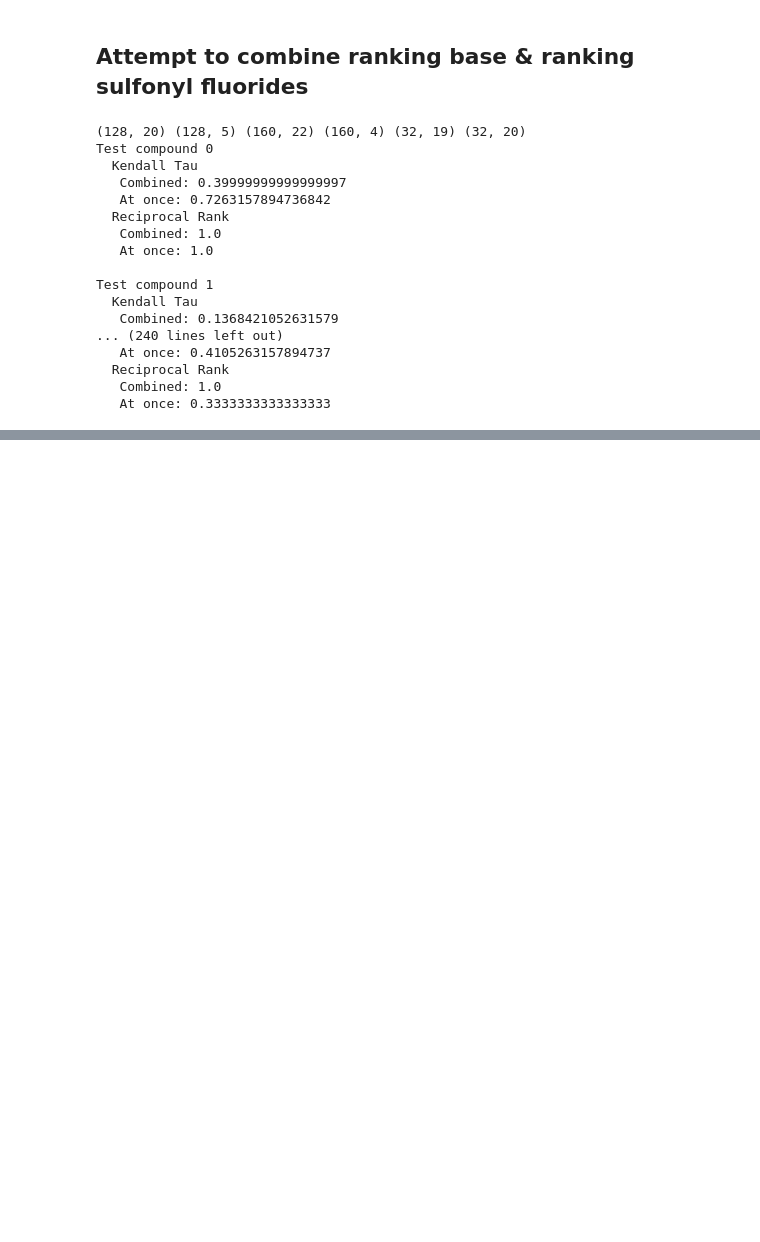
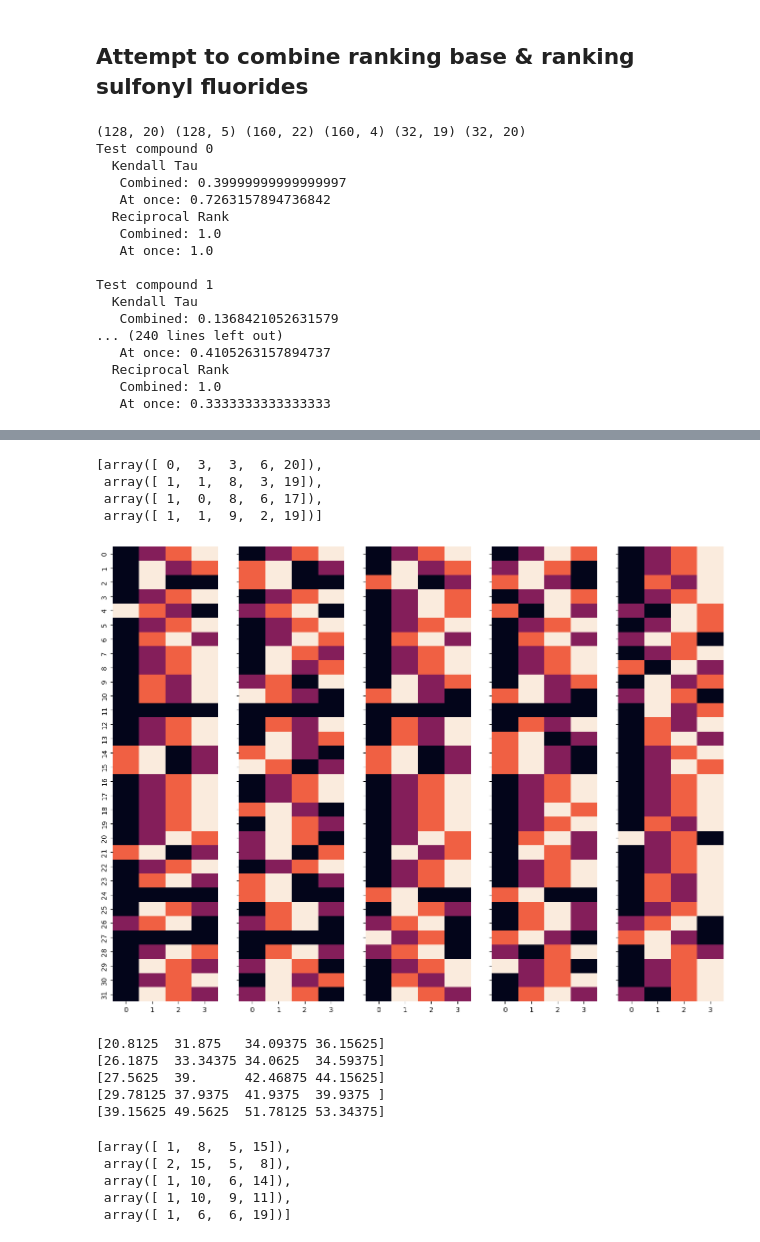
Before and after one commit to ZimmermanGroup/LabelRanking, a Jupyter notebook: deoxy_analysis.ipynb, the cells around one changed output, grey strips where cells are left out. Cells and saved outputs as stored; diff of their text form; code cells hidden in the pictures; blank space fills up the shorter version.

```diff
--- a/deoxy_analysis.ipynb
+++ b/deoxy_analysis.ipynb
@@ -383,0 +453,39 @@ array([[ 0.101, 13.68 ,  0.12 ,  1.   ,  0.   ,  0.   ,  0.   ,  0.   ,
+# %%
+rank_freqs
+# %% [output]
+[array([ 0,  3,  3,  6, 20]),
+ array([ 1,  1,  8,  3, 19]),
+ array([ 1,  0,  8,  6, 17]),
+ array([ 1,  1,  9,  2, 19])]
+# %%
+fig, ax = plt.subplots(ncols=5, figsize=(16,12), sharey=True)
+
+cols_list = [[], [], [], [], []]
+for i in range(20):
+    cols_list[i%5].append(i)
+
+rank_freqs = []
+for i in range(5) :
+    sub_y = yield_to_ranking(yields[:, cols_list[i]])
+    sns.heatmap(4-sub_y, ax=ax[i], cbar=False)
+    rank_freqs.append(np.sum(sub_y == 1, axis=0))
+# %% [output]
+[figure, added]
+# %%
+for i in range(5) :
+    avg_y = np.mean(yields[:, cols_list[i]], axis=0)
+    print(avg_y)
+# %% [output]
+[20.8125  31.875   34.09375 36.15625]
+[26.1875  33.34375 34.0625  34.59375]
+[27.5625  39.      42.46875 44.15625]
+[29.78125 37.9375  41.9375  39.9375 ]
+[39.15625 49.5625  51.78125 53.34375]
+# %%
+rank_freqs
+# %% [output]
+[array([ 1,  8,  5, 15]),
+ array([ 2, 15,  5,  8]),
+ array([ 1, 10,  6, 14]),
+ array([ 1, 10,  9, 11]),
+ array([ 1,  6,  6, 19])]
```
Also changed, not shown: parts of 14 cells of this notebook, 5 other files.
